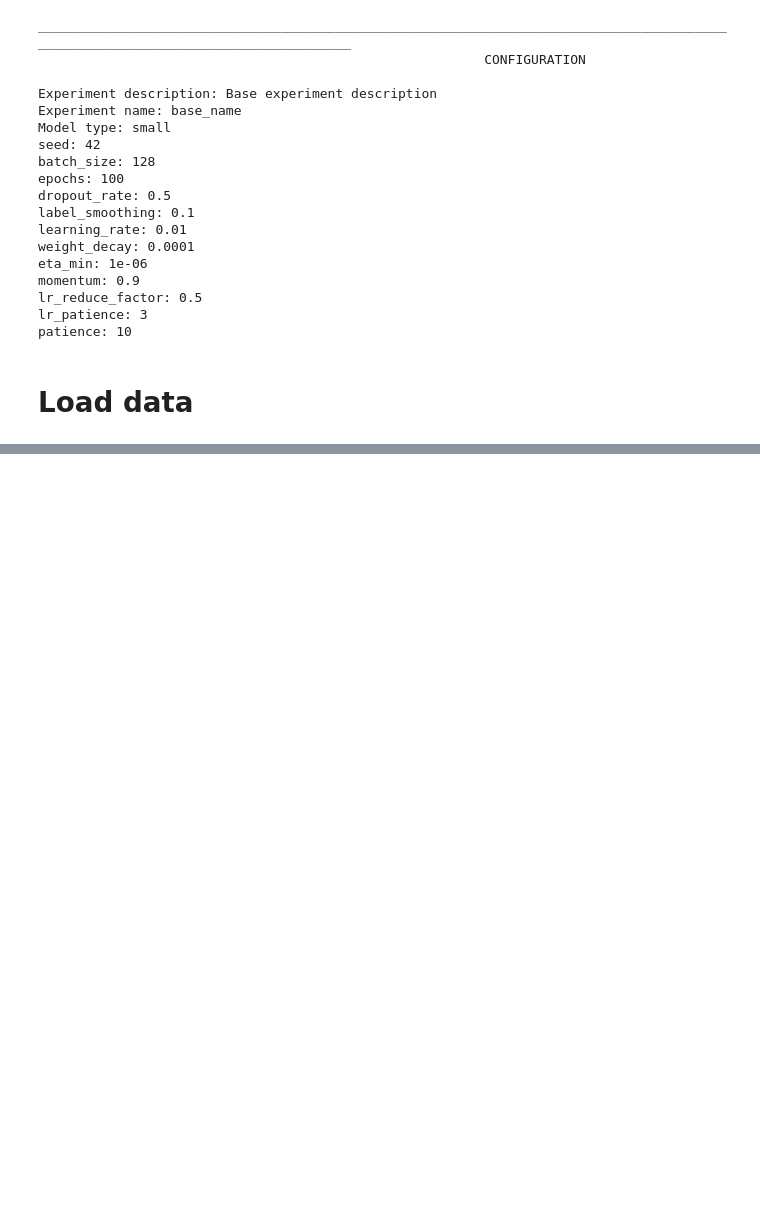
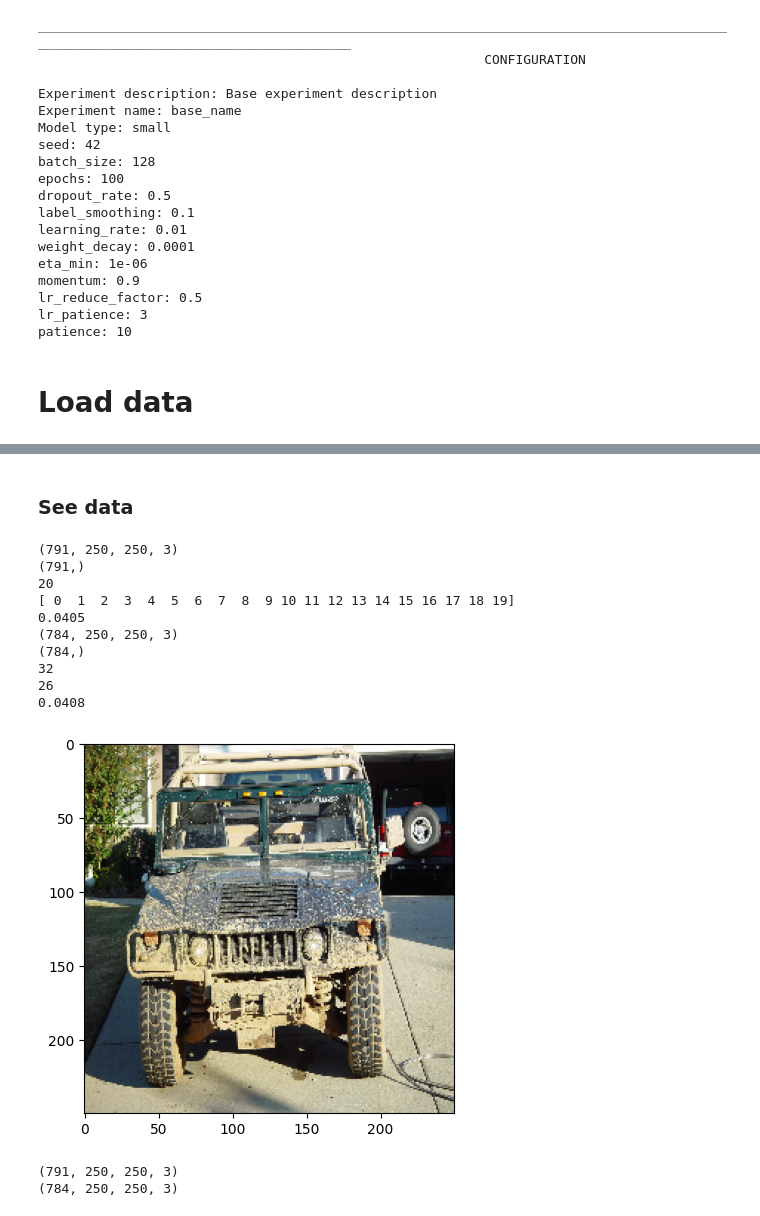
Before and after one commit to MiquelGomezCorral/VPC-Labs, a Jupyter notebook: notebooks/car_prediction.ipynb, the cells around one changed output, grey strips where cells are left out. Drawn from its saved outputs; the diff is of its cells as text; code cells hidden in the pictures; blank space fills up the shorter version.

```diff
--- a/notebooks/car_prediction.ipynb
+++ b/notebooks/car_prediction.ipynb
@@ -7,7 +7,10 @@
 
 from src.config import Configuration
 
-CONFIG = Configuration()
+CONFIG = Configuration(
+    num_classes=20,
+    image_size=224
+)
 # %% [output]
 ________________________________________________________________________________________________________________________________
                                                          CONFIGURATION
@@ -90,8 +39,59 @@ train_loader, test_loader = load_gender_data(CONFIG, use_transforms=False)
 # %%
 import numpy as np
 
-x_train = np.load(CONFIG.gender_x_train)
-x_test = np.load(CONFIG.gender_x_test)
+x_train = np.load(CONFIG.car_x_train)
+x_test = np.load(CONFIG.car_x_test)
 
-y_train = np.load(CONFIG.gender_y_train)
-y_test = np.load(CONFIG.gender_y_test)
+y_train = np.load(CONFIG.car_y_train)
+y_test = np.load(CONFIG.car_y_test)
+
+y_train -= 1
+y_test -= 1
+# %% [markdown]
+### See data
+# %%
+import matplotlib.pyplot as plt
+print(x_train.shape)
+print(y_train.shape)
+print(len(np.unique(y_train)))
+print(np.unique(y_train))
+print("{:.4f}".format(sum(y_train == 1)/y_train.shape[0]))
+print(x_test.shape)
+print(y_test.shape)
+print(sum(y_test == 1))
+print(sum(y_test == 0))
+print("{:.4f}".format(sum(y_test == 1)/y_test.shape[0]))
+
+
+## View some images
+plt.imshow(x_train[0,:,:,: ] )
+plt.show()
+
+
+## Transforms
+# x_train = x_train.astype('float32')
+# x_test = x_test.astype('float32')
+
+# y_train = y_train.astype('float32')
+# y_test = y_test.astype('float32')
+
+
+# x_train /= 255
+# x_test /= 255
+
+print(x_train.shape)
+print(x_test.shape)
+# %% [output]
+(791, 250, 250, 3)
+(791,)
+20
+[ 0  1  2  3  4  5  6  7  8  9 10 11 12 13 14 15 16 17 18 19]
+0.0405
+(784, 250, 250, 3)
+(784,)
+32
+26
+0.0408
+[figure, added]
+(791, 250, 250, 3)
+(784, 250, 250, 3)
```
Also changed, not shown: parts of 10 cells of this notebook, 7 other files.
